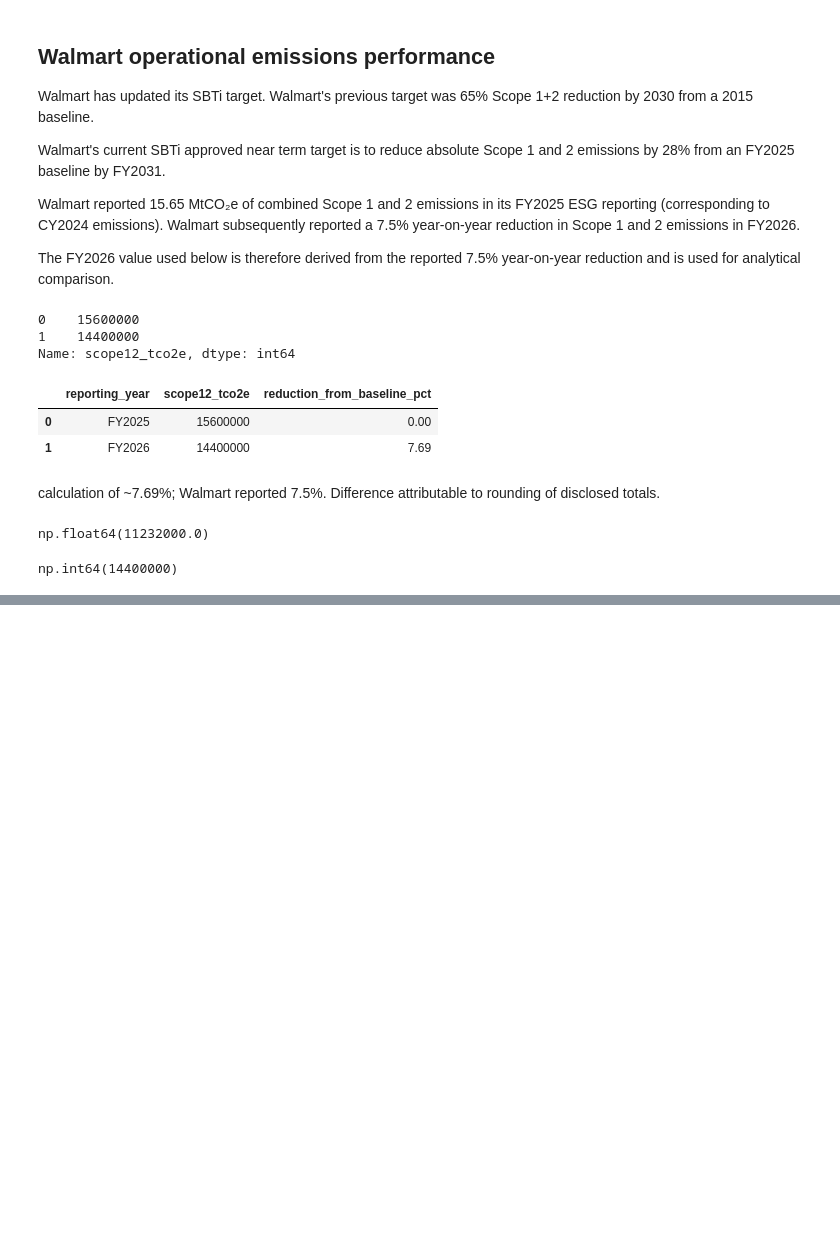
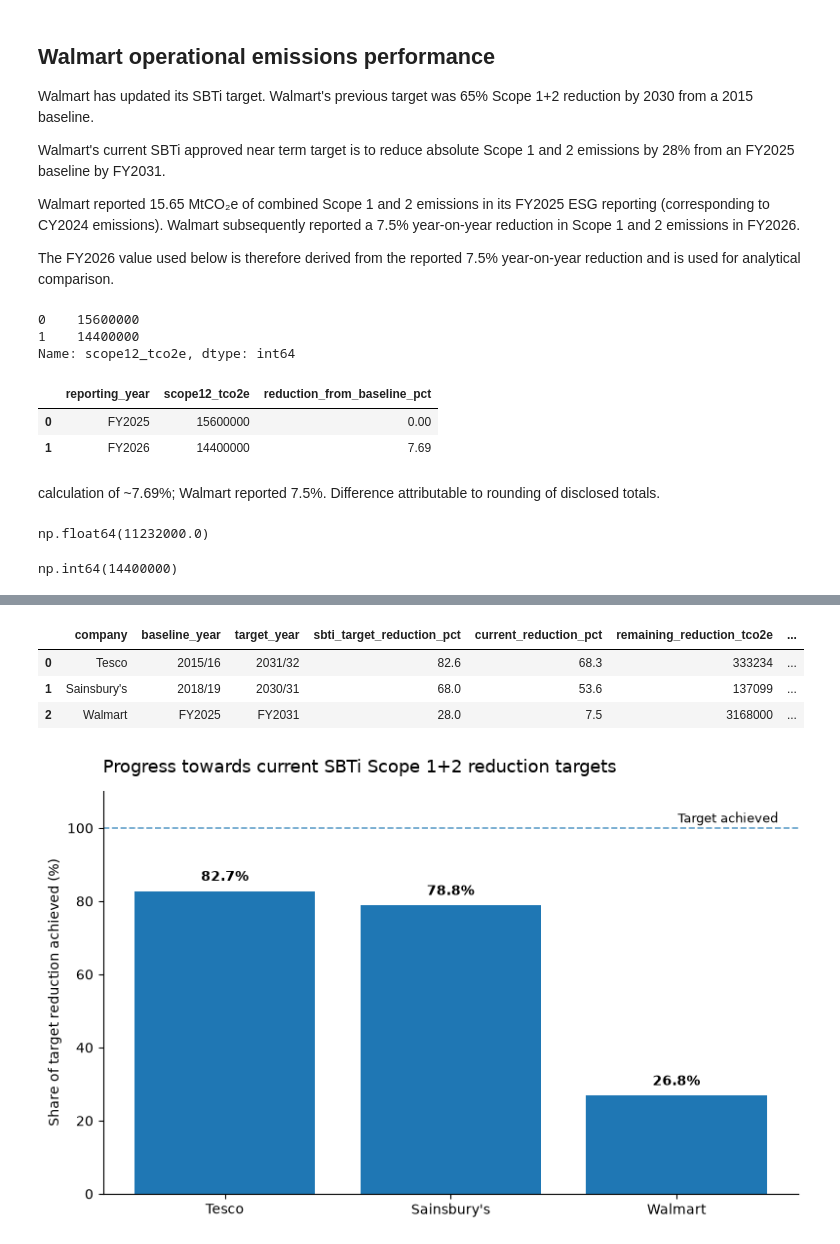
Before and after one commit to naema-bakar/retail-sustainability-benchmarking, a Jupyter notebook: notebooks/01_sbti_target_analysis.ipynb, the cells around one changed output, grey strips where cells are left out. Drawn from its saved outputs; the diff is of its cells as text; code cells hidden in the pictures; blank space fills up the shorter version.

Commit message:
final SBTi target analysis

```diff
--- a/notebooks/01_sbti_target_analysis.ipynb
+++ b/notebooks/01_sbti_target_analysis.ipynb
@@ -864,0 +1259,72 @@ np.int64(14400000)
+# %%
+comparison_df["remaining_reduction_from_current_pct"] = [
+    (333234 / 739792) * 100,
+    (137099 / 441017) * 100,
+    (3168000 / 14400000) * 100
+]
+
+comparison_df["remaining_reduction_from_current_pct"] = (
+    comparison_df["remaining_reduction_from_current_pct"].round(1)
+)
+
+comparison_df
+# %% [output]
+|  | company | baseline_year | target_year | sbti_target_reduction_pct | current_reduction_pct | remaining_reduction_tco2e | ... |
+| 0 | Tesco | 2015/16 | 2031/32 | 82.6 | 68.3 | 333234 | ... |
+| 1 | Sainsbury's | 2018/19 | 2030/31 | 68.0 | 53.6 | 137099 | ... |
+| 2 | Walmart | FY2025 | FY2031 | 28.0 | 7.5 | 3168000 | ... |
+# %%
+fig, ax = plt.subplots(figsize=(8, 5))
+
+bars = ax.bar(
+    comparison_df["company"],
+    comparison_df["target_progress_pct"]
+)
+
+# 100% = target fully achieved
+ax.axhline(
+    y=100,
+    linestyle="--",
+    linewidth=1.2,
+    alpha=0.7
+)
+
+ax.text(
+    2.45,
+    101.5,
+    "Target achieved",
+    ha="right",
+    fontsize=9
+)
+
+# Add percentage labels above bars
+for bar, value in zip(bars, comparison_df["target_progress_pct"]):
+    ax.text(
+        bar.get_x() + bar.get_width() / 2,
+        value + 2,
+        f"{value:.1f}%",
+        ha="center",
+        va="bottom",
+        fontsize=10,
+        fontweight="bold"
+    )
+
+ax.set_title(
+    "Progress towards current SBTi Scope 1+2 reduction targets",
+    loc="left",
+    fontsize=13,
+    pad=14
+)
+
+ax.set_ylabel("Share of target reduction achieved (%)")
+ax.set_xlabel("")
+
+ax.set_ylim(0, 110)
+
+ax.spines["top"].set_visible(False)
+ax.spines["right"].set_visible(False)
+
+plt.tight_layout()
+plt.show()
+# %% [output]
+[figure, added]
```
Also changed, not shown: parts of 19 cells of this notebook.
